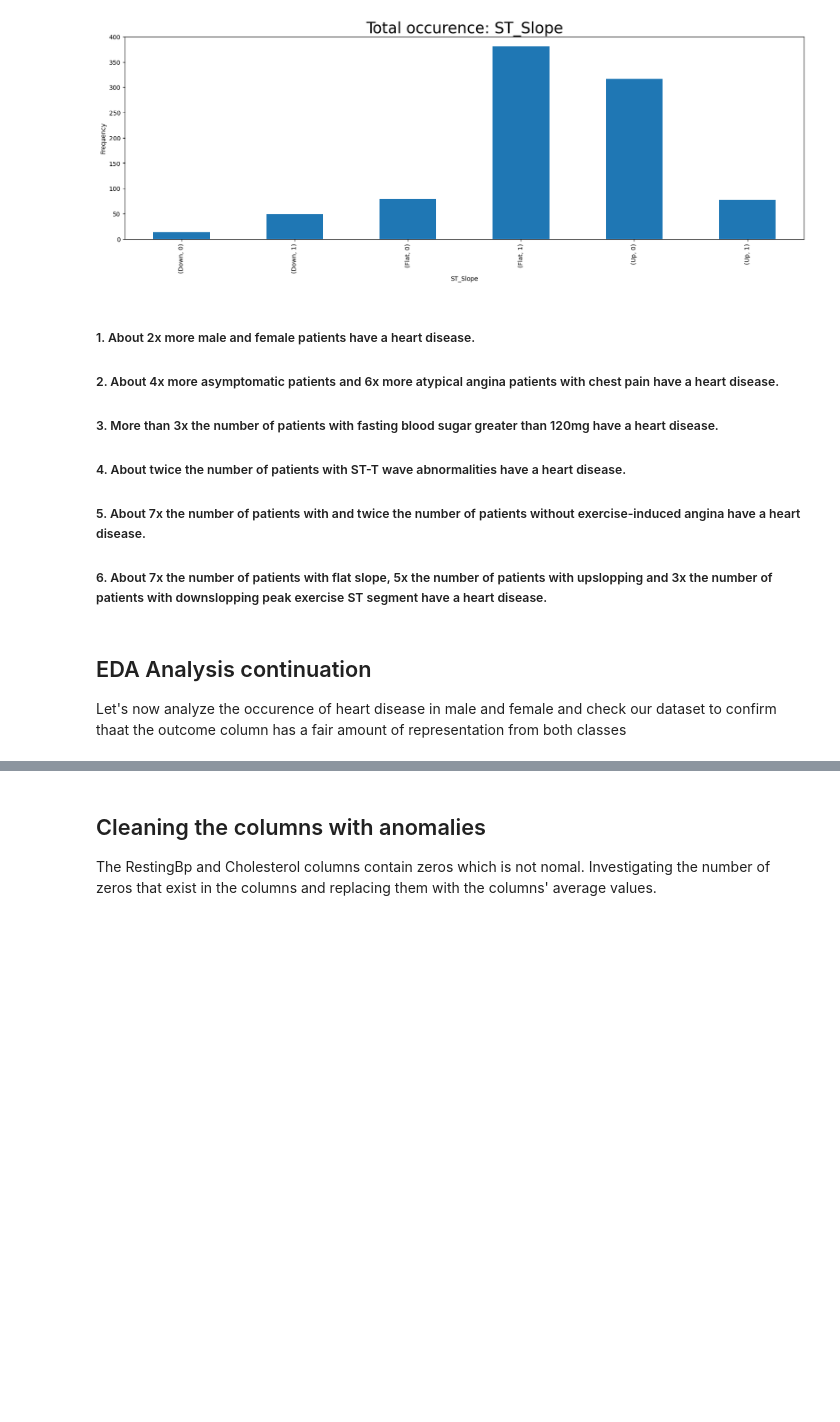
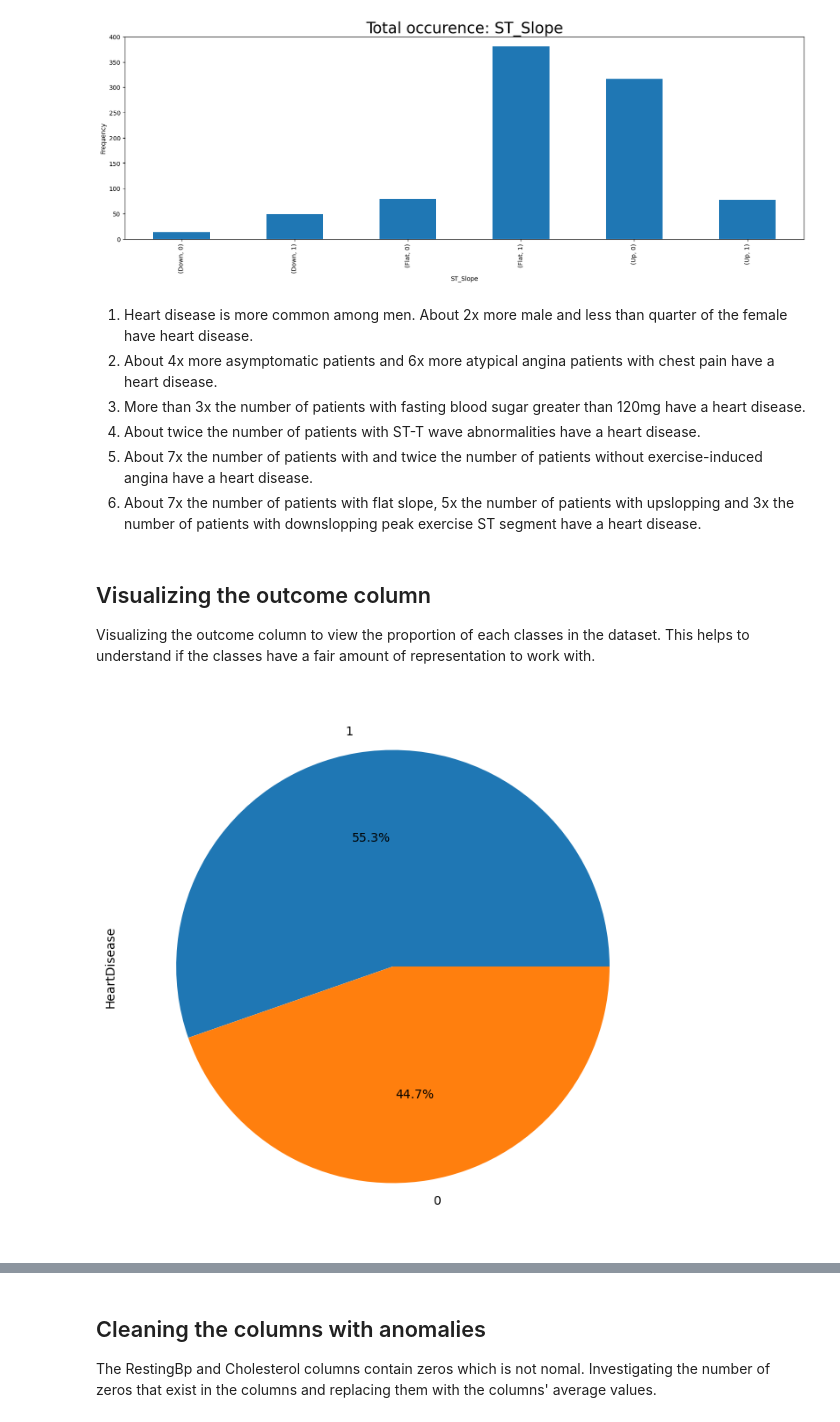
Before and after one commit to Mueeshassan/Heart-disease-prediction, a Jupyter notebook: Heart Machine Learning Model Prediction.ipynb, the cells around one changed output, grey strips where cells are left out. Saved outputs shown, nothing was run; the diff lists cells and outputs as text; code cells hidden in the pictures; blank space fills up the shorter version.

```diff
--- a/Heart Machine Learning Model Prediction.ipynb
+++ b/Heart Machine Learning Model Prediction.ipynb
@@ -180,12 +182,18 @@ for category, column in columns:
 [figure]
 [figure]
 # %% [markdown]
-##### 1. About 2x more male and female patients have a heart disease.
-##### 2. About 4x more asymptomatic patients and 6x more atypical angina patients with chest pain have a heart disease.
-##### 3. More than 3x the number of patients with fasting blood sugar greater than 120mg have a heart disease.
-##### 4. About twice the number of patients with ST-T wave abnormalities have a heart disease.
-##### 5. About 7x the number of patients with and twice the number of patients without exercise-induced angina have a heart disease.
-##### 6. About 7x the number of patients with flat slope, 5x the number of patients with upslopping and 3x the number of patients with downslopping peak exercise ST segment have a heart disease.
+1. Heart disease is more common among men. About 2x more male and less than quarter of the female have heart disease.
+2. About 4x more asymptomatic patients and 6x more atypical angina patients with chest pain have a heart disease.
+3. More than 3x the number of patients with fasting blood sugar greater than 120mg have a heart disease.
+4. About twice the number of patients with ST-T wave abnormalities have a heart disease.
+5. About 7x the number of patients with and twice the number of patients without exercise-induced angina have a heart disease.
+6. About 7x the number of patients with flat slope, 5x the number of patients with upslopping and 3x the number of patients with downslopping peak exercise ST segment have a heart disease.
 # %% [markdown]
-## EDA Analysis continuation
-Let's now analyze the occurence of heart disease in male and female and check our dataset to confirm thaat the outcome column has a fair amount of representation from both classes
+## Visualizing the outcome column
+Visualizing the outcome column to view the proportion of each classes in the dataset. This helps to understand if the classes have a fair amount of representation to work with.
+# %%
+plt.figure(figsize=(8,8))
+heart['HeartDisease'].value_counts().plot.pie(autopct='%1.1f%%')
+plt.show()
+# %% [output]
+[figure, added]
```
Also changed, not shown: parts of 32 cells of this notebook.
